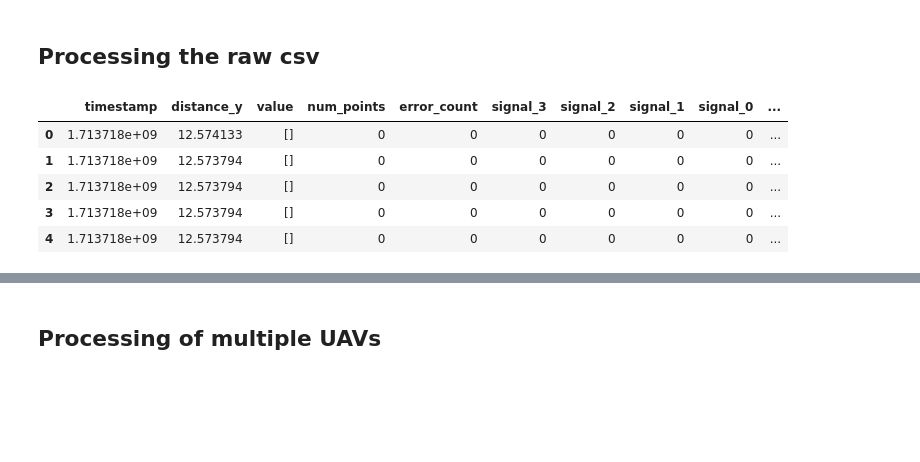
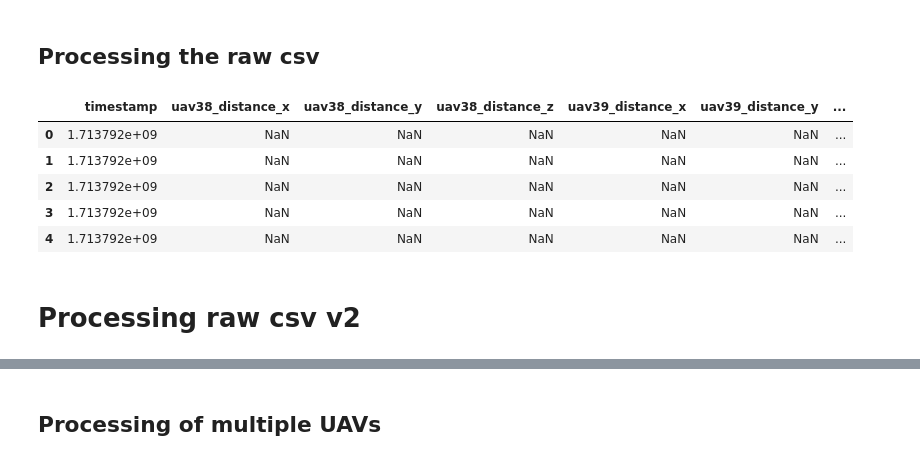
Before and after one commit to MarlonRiv/uvdar_core, a Jupyter notebook: scripts/Processing_evaluation_distance.ipynb, the cells around one changed output, grey strips where cells are left out. Saved outputs shown, nothing was run; the diff lists cells and outputs as text; code cells hidden in the pictures; blank space fills up the shorter version.

```diff
--- a/scripts/Processing_evaluation_distance.ipynb
+++ b/scripts/Processing_evaluation_distance.ipynb
@@ -8,26 +8,32 @@ import numpy as np
 import ast
 
 
-input_csv_path = os.path.expanduser('~/Desktop/MRS_Master_Project/rosbags/rw/raw_csv/standard_exp2.csv')
+name_experiment = 'kl_exp3'
+
+input_csv_path = os.path.expanduser('~/Desktop/MRS_Master_Project/rosbags/rw/raw_csv/'+name_experiment+'.csv')
 data = pd.read_csv(input_csv_path)
 
-#Ensure that the 'value' column is a list
 data['value'] = data['value'].apply(lambda x: ast.literal_eval(x) if isinstance(x, str) else x)
 
 #Take after the 6712th row
 #data = data.iloc[3356:]
 
 #Relative distance_y to the target (TX is at 10m from origin, and we recorded the position of the RX)
-data['distance_y'] = np.abs(10.0 - data['distance_y'])
+#data['distance_y'] = np.abs(10.0 - data['distance_y'])
 
-data['distance_y'] = data['distance_y'].fillna(method='ffill')
+data['uav38_distance_x'] = data['uav38_distance_x'].fillna(method='ffill')
+data['uav39_distance_x'] = data['uav39_distance_x'].fillna(method='ffill')
+data['uav38_distance_y'] = data['uav38_distance_y'].fillna(method='ffill')
+data['uav39_distance_y'] = data['uav39_distance_y'].fillna(method='ffill')
+data['uav38_distance_z'] = data['uav38_distance_z'].fillna(method='ffill')
+data['uav39_distance_z'] = data['uav39_distance_z'].fillna(method='ffill')
+
+data['relative_distance_y'] = np.abs(data['uav38_distance_y'] - data['uav39_distance_y'])
 
 # Remove missing 'value'
 data = data.dropna(subset=['value'])
 
-#Add a column for the number of points in each row
 data['num_points'] = data['value'].apply(len)
-
 
 def calculate_error_rate(values):
     error_count = 0
@@ -57,39 +63,43 @@ def check_signal_0(values):
     return 1 if 0.0 in values else 0
 
 
 
 
 # Check if the signal 3 is still present
 data['signal_3'] = data['value'].apply(check_signal_3)
 
 # Check if the signal 2 is still present
 data['signal_2'] = data['value'].apply(check_signal_2)
 
 # Check if the signal 1 is still present
 data['signal_1'] = data['value'].apply(check_signal_1)
 
 # Check if the signal 0 is still present
 data['signal_0'] = data['value'].apply(check_signal_0)
 
 
 specified_distances = np.array([5, 10, 15, 20, 25, 30])
 
 # Assigning each data point to the nearest specified distance_y
-data['nearest_distance'] = specified_distances[np.abs(specified_distances[:, np.newaxis] - data['distance_y'].values).argmin(axis=0)]
+data['nearest_distance'] = specified_distances[np.abs(specified_distances[:, np.newaxis] - data['relative_distance_y'].values).argmin(axis=0)]
 
-# Save the cleaned data to a new CSV file
-cleaned_file_path = os.path.expanduser('~/Desktop/MRS_Master_Project/rosbags/rw/processed_csv/standard_exp2_processed.csv')
+#Processed
+
+cleaned_file_path = os.path.expanduser('~/Desktop/MRS_Master_Project/rosbags/rw/processed_csv/'+name_experiment+'_processed.csv')
+
 
 data.to_csv(cleaned_file_path, index=False)
 
 cleaned_file_path
 
 
 data.head()
 # %% [output]
-|  | timestamp | distance_y | value | num_points | error_count | signal_3 | signal_2 | signal_1 | signal_0 | ... |
-| 0 | 1.713718e+09 | 12.574133 | [] | 0 | 0 | 0 | 0 | 0 | 0 | ... |
-| 1 | 1.713718e+09 | 12.573794 | [] | 0 | 0 | 0 | 0 | 0 | 0 | ... |
-| 2 | 1.713718e+09 | 12.573794 | [] | 0 | 0 | 0 | 0 | 0 | 0 | ... |
-| 3 | 1.713718e+09 | 12.573794 | [] | 0 | 0 | 0 | 0 | 0 | 0 | ... |
-| 4 | 1.713718e+09 | 12.573794 | [] | 0 | 0 | 0 | 0 | 0 | 0 | ... |
+|  | timestamp | uav38_distance_x | uav38_distance_y | uav38_distance_z | uav39_distance_x | uav39_distance_y | ... |
+| 0 | 1.713792e+09 | NaN | NaN | NaN | NaN | NaN | ... |
+| 1 | 1.713792e+09 | NaN | NaN | NaN | NaN | NaN | ... |
+| 2 | 1.713792e+09 | NaN | NaN | NaN | NaN | NaN | ... |
+| 3 | 1.713792e+09 | NaN | NaN | NaN | NaN | NaN | ... |
+| 4 | 1.713792e+09 | NaN | NaN | NaN | NaN | NaN | ... |
+# %% [markdown]
+# Processing raw csv v2
```
Also changed, not shown: parts of 78 cells of this notebook, 12 other files.
